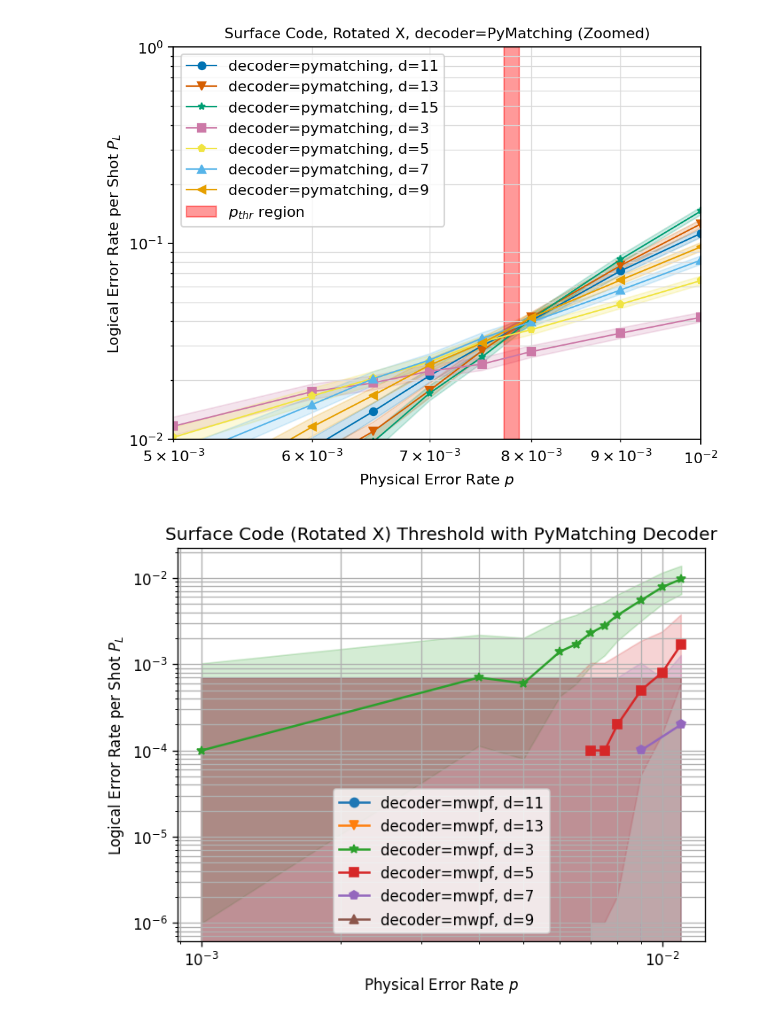
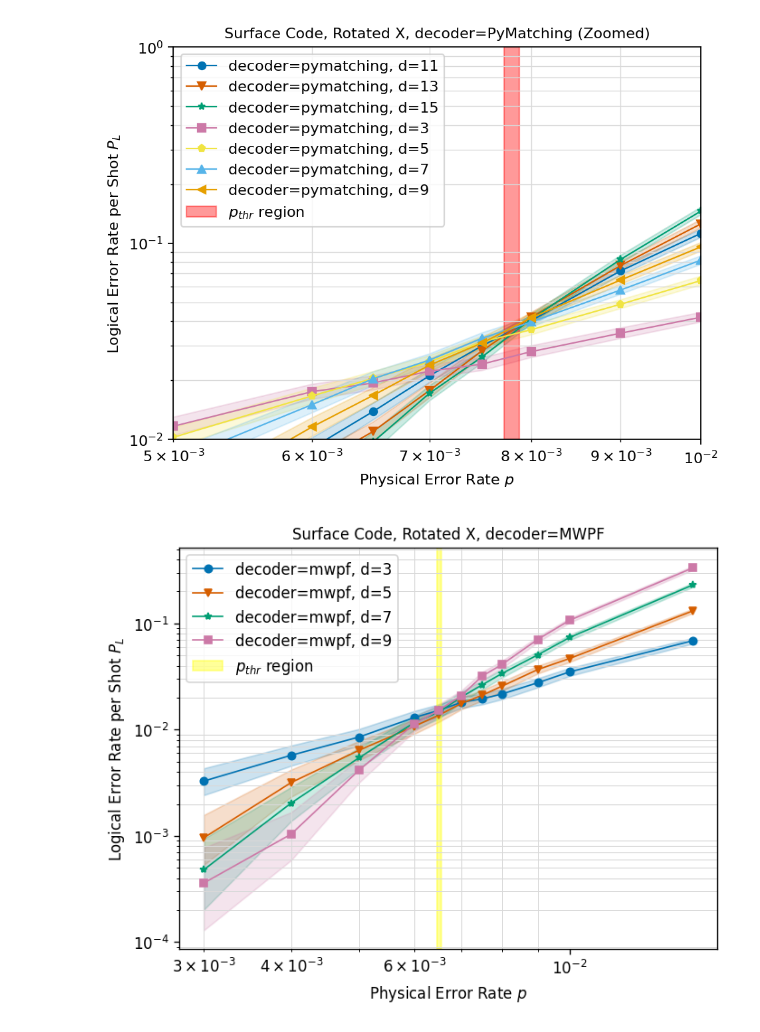
Before and after one commit to leigh-johnson/C191A-qubit-minesweeper, a Jupyter notebook: notebooks/fig1.ipynb, the cells around one changed output. Drawn from its saved outputs; the diff is of its cells as text; code cells hidden in the pictures.

Commit message:
plot ablation thresh

```diff
--- a/notebooks/fig1.ipynb
+++ b/notebooks/fig1.ipynb
@@ -104,23 +69,32 @@ erasure_stats = sinter.read_stats_from_csv_files(*ERASURE_FILES)
+# %%
+ABLATION_FILES = [
+    "../datasets/circuit=surface_code:rotated_memory_x/decoder=mwpf/erasure=0.0/solver=SolverSerialJointSingleHair/2025-11-27_d=3.csv",
+    "../datasets/circuit=surface_code:rotated_memory_x/decoder=mwpf/erasure=0.0/solver=SolverSerialJointSingleHair/2025-11-27_d=5.csv",
+    "../datasets/circuit=surface_code:rotated_memory_x/decoder=mwpf/erasure=0.0/solver=SolverSerialJointSingleHair/2025-11-27_d=7.csv",
+    "../datasets/circuit=surface_code:rotated_memory_x/decoder=mwpf/erasure=0.0/solver=SolverSerialJointSingleHair/2025-11-27_d=9.csv",
+]
+ablation_stats = sinter.read_stats_from_csv_files(*ABLATION_FILES)
 # %%
 fig, ax = plt.subplots(1, 1)
 sinter.plot_error_rate(
     ax=ax,
-    stats=erasure_stats,
+    stats=ablation_stats,
     x_func=lambda stats: stats.json_metadata["p"],
     group_func=lambda stats: "decoder="
     + stats.json_metadata["decoder"]
     + ", d="
     + str(stats.json_metadata["d"]),
 )
 ax.loglog()
 # ax.set_ylim(1e-6, 1e0)
 # ax.set_xlim(1e-3, 1.2e-2)
-ax.set_title("Surface Code (Rotated X) Threshold with PyMatching Decoder")
+ax.set_title("Surface Code, Rotated X, decoder=MWPF", fontdict=dict(fontsize=10))
+plt.axvspan(6.45e-3, 6.55e-3, color="yellow", label="$p_{thr}$ region", alpha=0.4)
 ax.set_xlabel("Physical Error Rate $p$")
 ax.set_ylabel("Logical Error Rate per Shot $P_L$")
 ax.grid(which="major")
 ax.grid(which="minor")
 ax.legend()
 fig.set_dpi(120)
 # %% [output]
-[figure, old version]
+[figure, new version]
```
Also changed, not shown: parts of 5 cells of this notebook.
